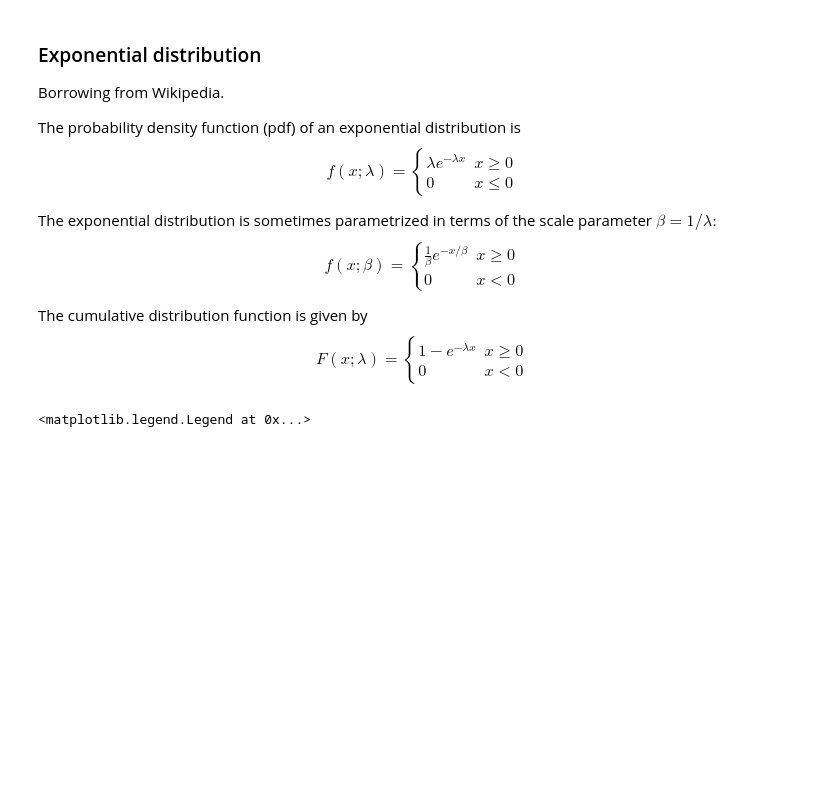
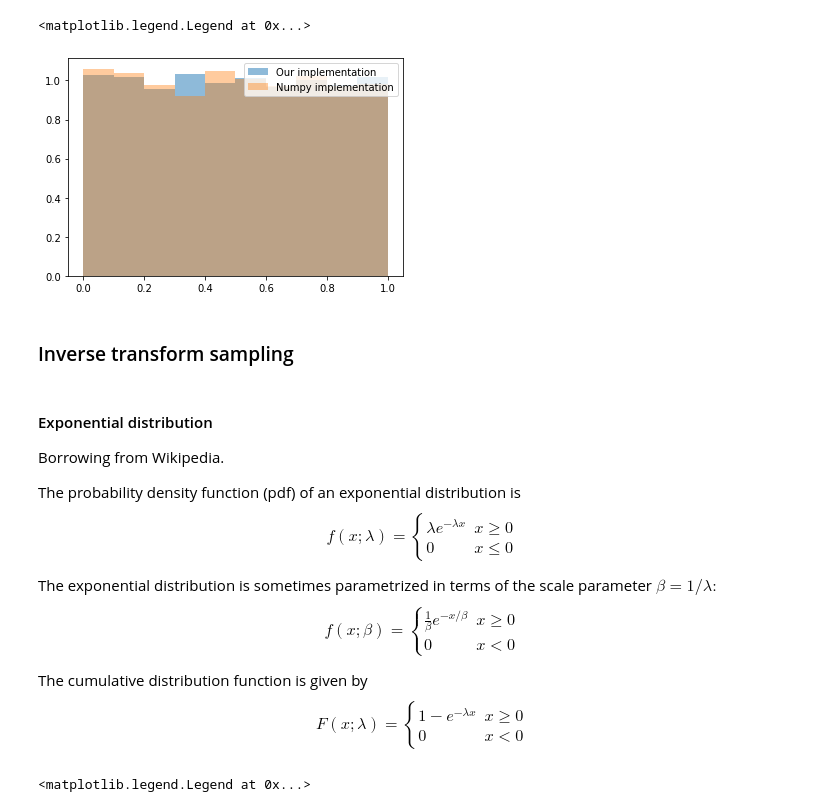
Before and after one commit to utsav4489/blog, a Jupyter notebook: _notebooks/2020-04-16-inverse-transform.ipynb, the cells around one changed output. Drawn from its saved outputs; the diff is of its cells as text; code cells hidden in the pictures; blank space fills up the shorter version.

```diff
--- a/_notebooks/2020-04-16-inverse-transform.ipynb
+++ b/_notebooks/2020-04-16-inverse-transform.ipynb
@@ -14,5 +42,14 @@ import matplotlib.pyplot as plt
+# %%
+plt.hist(random_gen(0, 5000), density=True, alpha=0.5, label='Our implementation');
+plt.hist(np.random.random(5000), density=True, alpha=0.4, label='Numpy implementation');
+plt.legend()
+# %% [output]
+<matplotlib.legend.Legend at 0x...>
+[figure, added]
+# %% [markdown]
+### Inverse transform sampling
 # %% [markdown]
-### Exponential distribution
+#### Exponential distribution
 
 Borrowing from Wikipedia.
 
```
Also changed, not shown: parts of 11 cells of this notebook, 1 other file.
